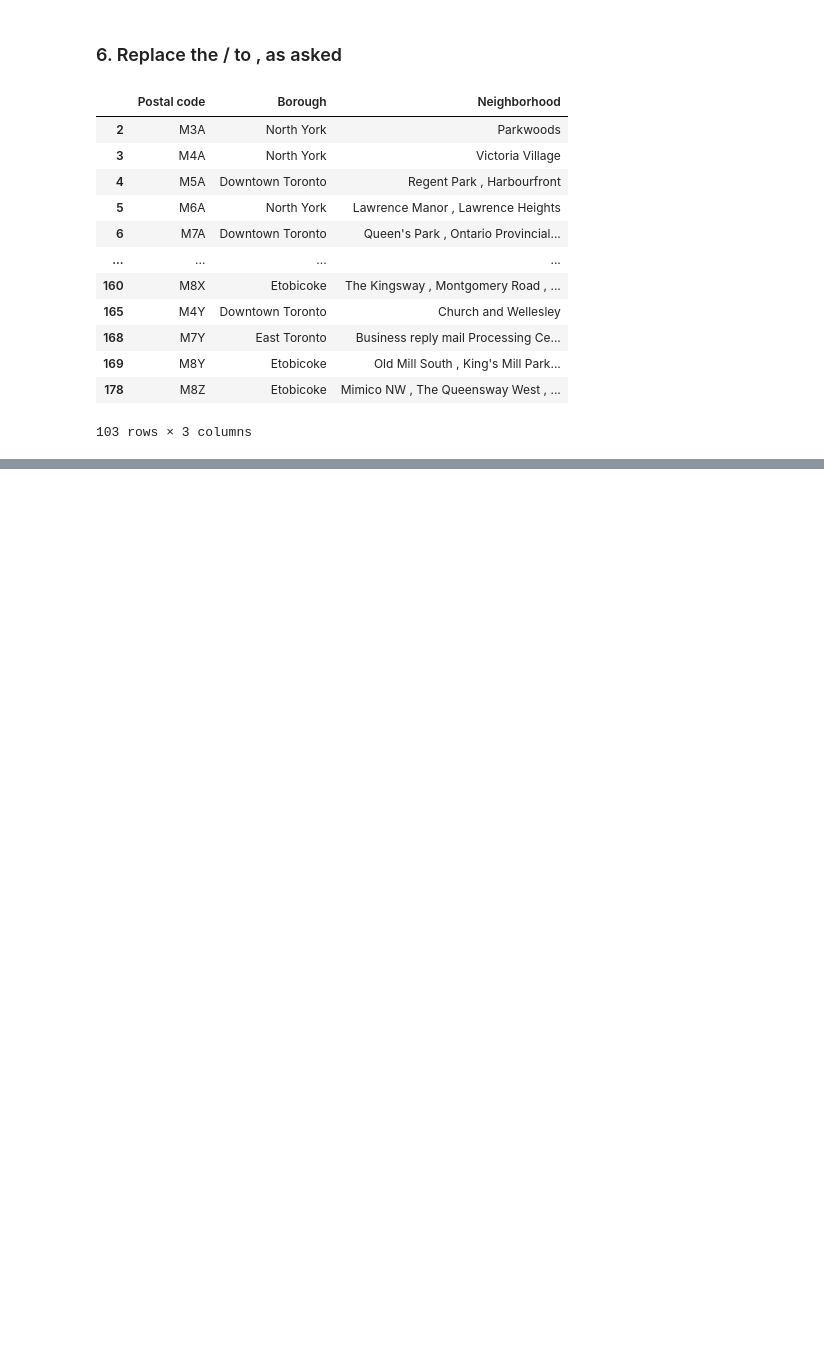
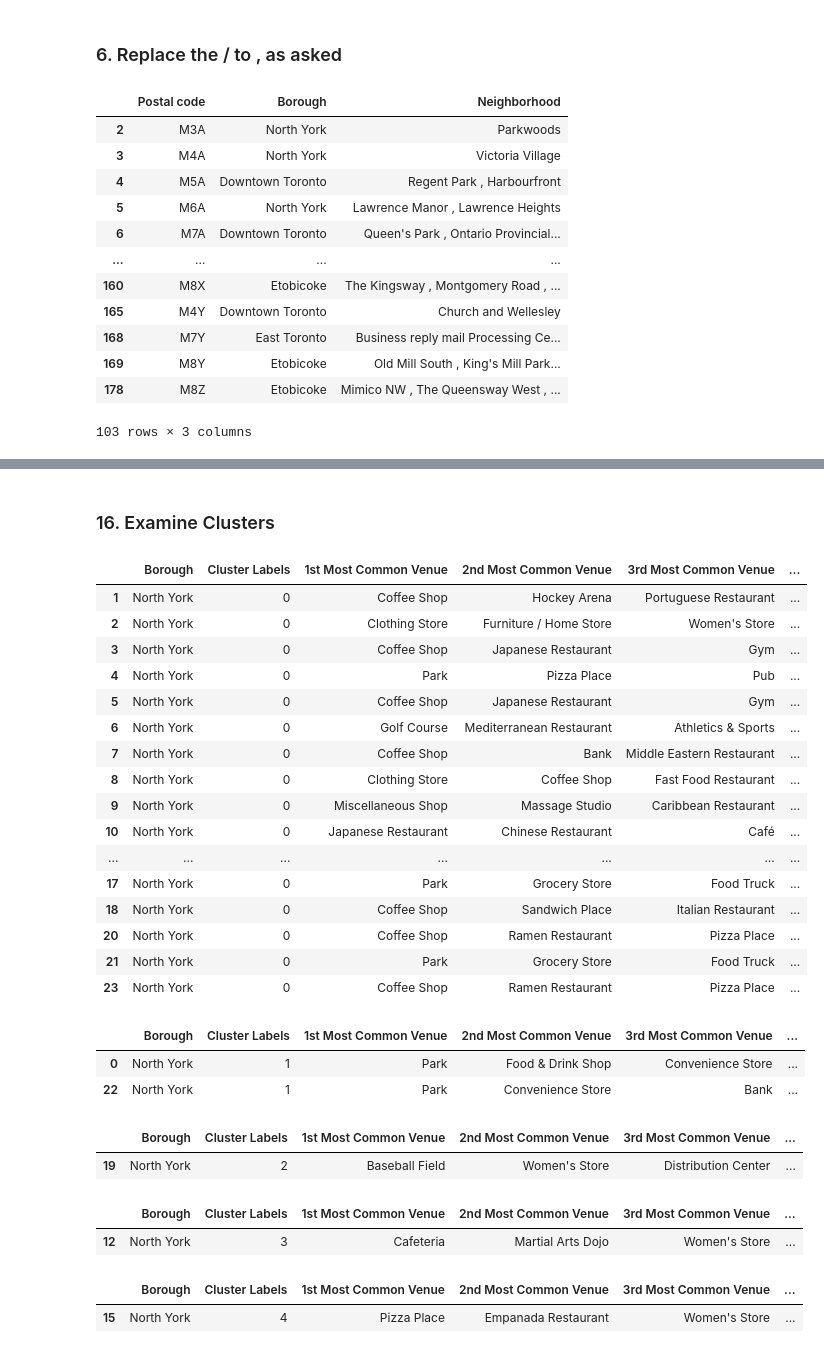
Before and after one commit to nandayot/Coursera_Capstone, a Jupyter notebook: Toronto-Neighborhood.ipynb, the cells around one changed output, grey strips where cells are left out. Cells and saved outputs as stored; diff of their text form; code cells hidden in the pictures; blank space fills up the shorter version.

```diff
--- a/Toronto-Neighborhood.ipynb
+++ b/Toronto-Neighborhood.ipynb
@@ -146,0 +544,3 @@ df_Canada.shape
+# %%
+toronto_merged = toronto_merged.astype({"Cluster Labels": int,})
+toronto_merged.head()
@@ -146,0 +611,43 @@ df_Canada.shape
+# %% [markdown]
+### 16. Examine Clusters
+# %%
+toronto_merged.loc[toronto_merged['Cluster Labels'] == 0, toronto_merged.columns[[1] + list(range(5, toronto_merged.shape[1]))]]
+# %% [output]
+|  | Borough | Cluster Labels | 1st Most Common Venue | 2nd Most Common Venue | 3rd Most Common Venue | ... |
+| 1 | North York | 0 | Coffee Shop | Hockey Arena | Portuguese Restaurant | ... |
+| 2 | North York | 0 | Clothing Store | Furniture / Home Store | Women's Store | ... |
+| 3 | North York | 0 | Coffee Shop | Japanese Restaurant | Gym | ... |
+| 4 | North York | 0 | Park | Pizza Place | Pub | ... |
+| 5 | North York | 0 | Coffee Shop | Japanese Restaurant | Gym | ... |
+| 6 | North York | 0 | Golf Course | Mediterranean Restaurant | Athletics & Sports | ... |
+| 7 | North York | 0 | Coffee Shop | Bank | Middle Eastern Restaurant | ... |
+| 8 | North York | 0 | Clothing Store | Coffee Shop | Fast Food Restaurant | ... |
+| 9 | North York | 0 | Miscellaneous Shop | Massage Studio | Caribbean Restaurant | ... |
+| 10 | North York | 0 | Japanese Restaurant | Chinese Restaurant | Café | ... |
+| ... | ... | ... | ... | ... | ... | ... |
+| 17 | North York | 0 | Park | Grocery Store | Food Truck | ... |
+| 18 | North York | 0 | Coffee Shop | Sandwich Place | Italian Restaurant | ... |
+| 20 | North York | 0 | Coffee Shop | Ramen Restaurant | Pizza Place | ... |
+| 21 | North York | 0 | Park | Grocery Store | Food Truck | ... |
+| 23 | North York | 0 | Coffee Shop | Ramen Restaurant | Pizza Place | ... |
+# %%
+toronto_merged.loc[toronto_merged['Cluster Labels'] == 1, toronto_merged.columns[[1] + list(range(5, toronto_merged.shape[1]))]]
+# %% [output]
+|  | Borough | Cluster Labels | 1st Most Common Venue | 2nd Most Common Venue | 3rd Most Common Venue | ... |
+| 0 | North York | 1 | Park | Food & Drink Shop | Convenience Store | ... |
+| 22 | North York | 1 | Park | Convenience Store | Bank | ... |
+# %%
+toronto_merged.loc[toronto_merged['Cluster Labels'] == 2, toronto_merged.columns[[1] + list(range(5, toronto_merged.shape[1]))]]
+# %% [output]
+|  | Borough | Cluster Labels | 1st Most Common Venue | 2nd Most Common Venue | 3rd Most Common Venue | ... |
+| 19 | North York | 2 | Baseball Field | Women's Store | Distribution Center | ... |
+# %%
+toronto_merged.loc[toronto_merged['Cluster Labels'] == 3, toronto_merged.columns[[1] + list(range(5, toronto_merged.shape[1]))]]
+# %% [output]
+|  | Borough | Cluster Labels | 1st Most Common Venue | 2nd Most Common Venue | 3rd Most Common Venue | ... |
+| 12 | North York | 3 | Cafeteria | Martial Arts Dojo | Women's Store | ... |
+# %%
+toronto_merged.loc[toronto_merged['Cluster Labels'] == 4, toronto_merged.columns[[1] + list(range(5, toronto_merged.shape[1]))]]
+# %% [output]
+|  | Borough | Cluster Labels | 1st Most Common Venue | 2nd Most Common Venue | 3rd Most Common Venue | ... |
+| 15 | North York | 4 | Pizza Place | Empanada Restaurant | Women's Store | ... |
```
Also changed, not shown: parts of 43 cells of this notebook.
